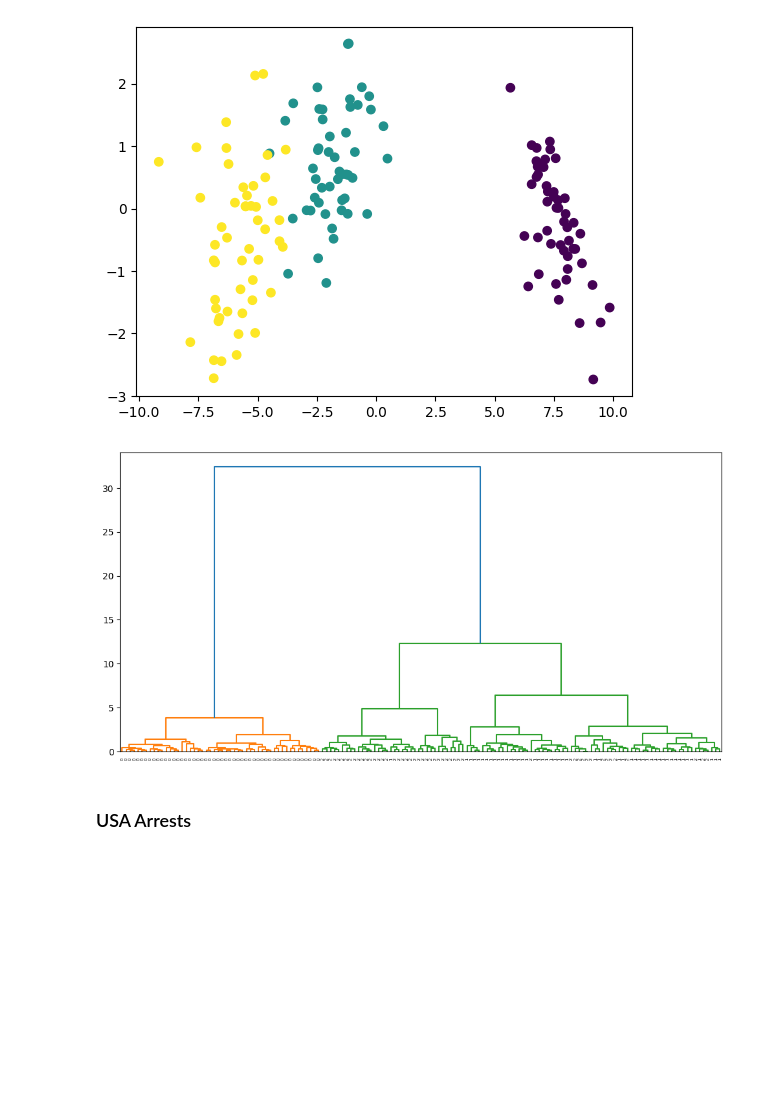
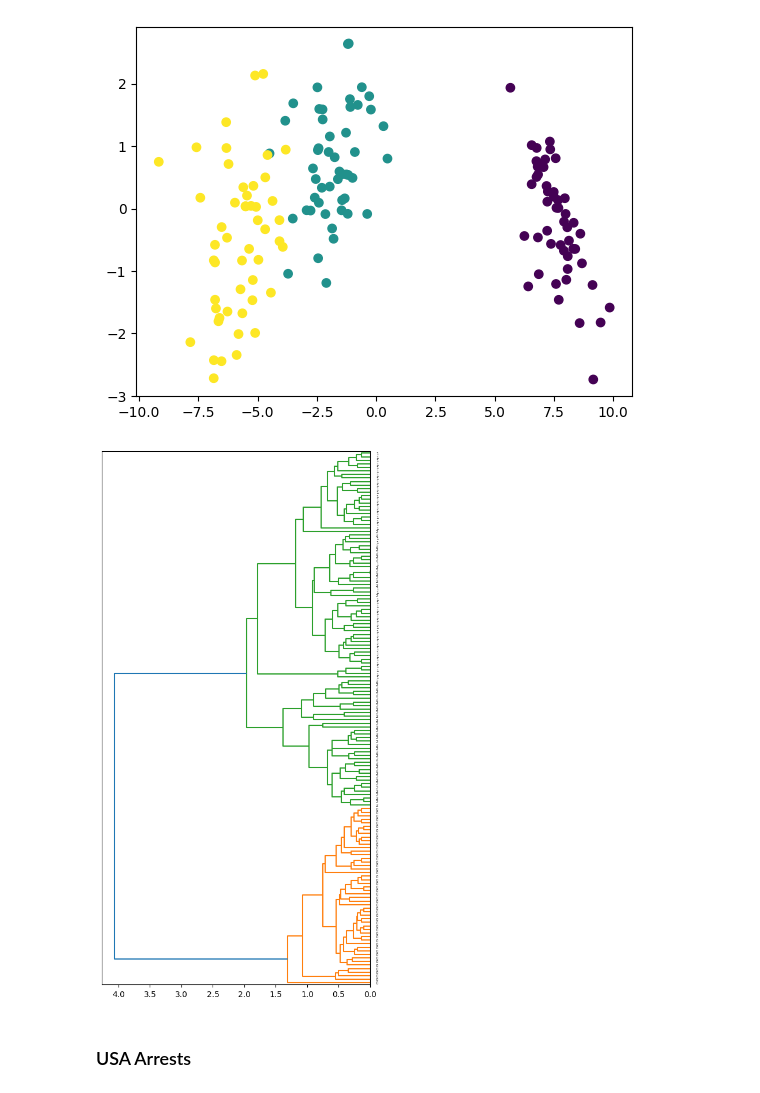
Before and after one commit to kaygun/MYZ309E, a Jupyter notebook: lectures/Lecture_05.ipynb, the cells around one changed output. Drawn from its saved outputs; the diff is of its cells as text; code cells hidden in the pictures; blank space fills up the shorter version.

```diff
--- a/lectures/Lecture_05.ipynb
+++ b/lectures/Lecture_05.ipynb
@@ -104,10 +104,10 @@ plt.scatter(Xp[:,0],Xp[:,1],c=y)
 <matplotlib.collections.PathCollection at 0x...>
 [figure]
 # %%
-plt.figure(figsize=(12,6))
-den = hc.dendrogram(hc.linkage(X, method='ward'), orientation='top',labels=y)
+plt.figure(figsize=(6,12))
+den = hc.dendrogram(hc.linkage(X, method='average'), orientation='left',labels=y)
 # %% [output]
-[figure, old version]
+[figure, new version]
 # %% [markdown]
 ### USA Arrests
 # %%
```
Also changed, not shown: parts of 2 cells of this notebook.
